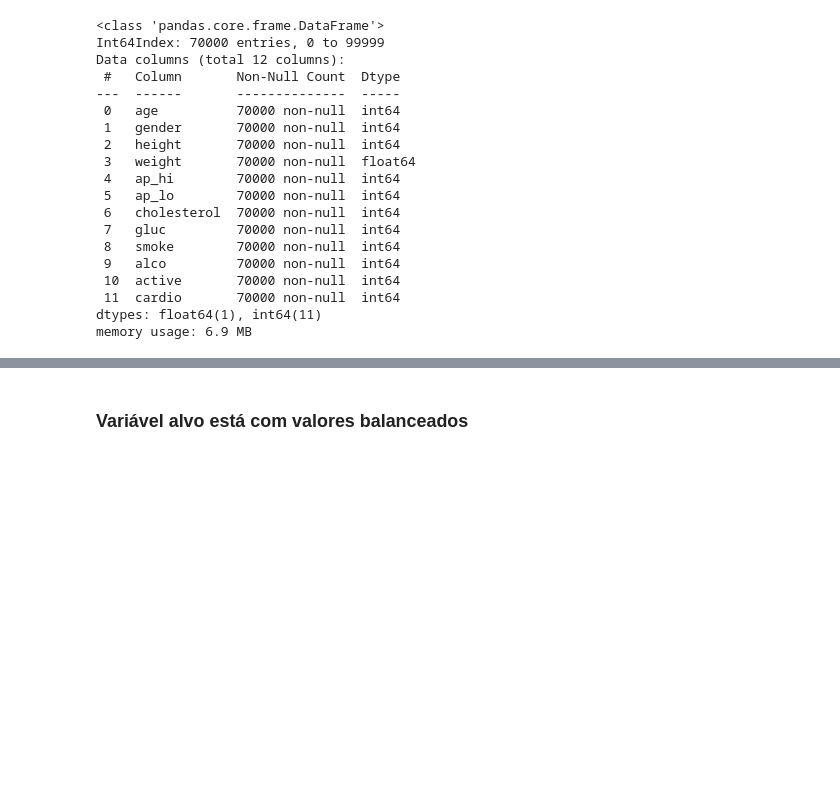
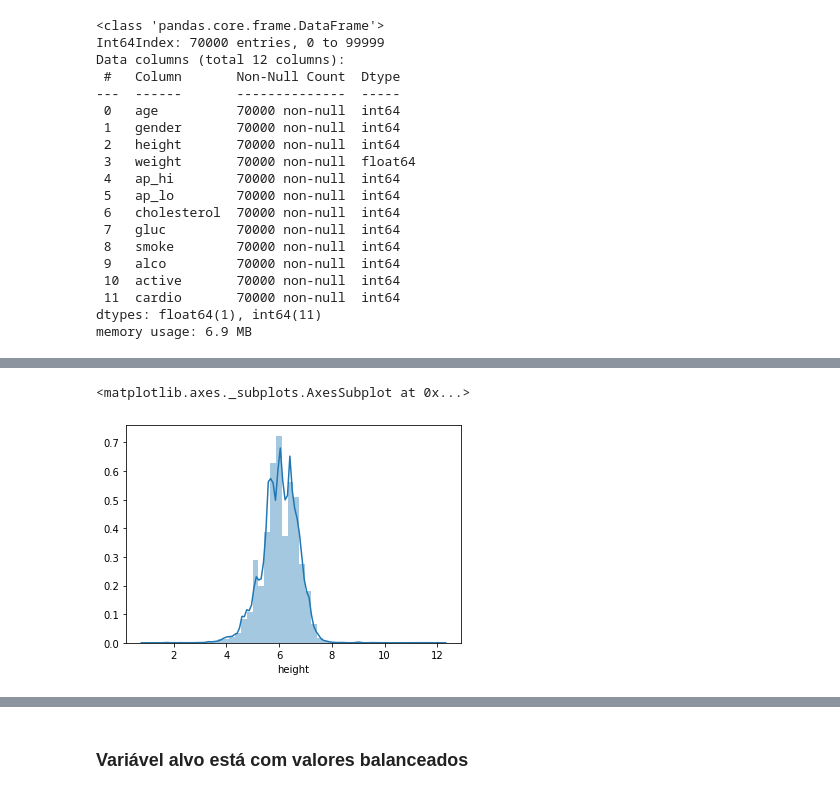
Before and after one commit to raffOps/Multilayer-Perceptron, a Jupyter notebook: modelo.ipynb, the cells around one changed output, grey strips where cells are left out. Drawn from its saved outputs; the diff is of its cells as text; code cells hidden in the pictures; blank space fills up the shorter version.

```diff
--- a/modelo.ipynb
+++ b/modelo.ipynb
@@ -42,0 +54,8 @@ memory usage: 6.9 MB
+# %%
+max_height = df.weight.max()
+df.height = np.sqrt(max_height + 1 - df.height)
+# %%
+sns.distplot(df.height)
+# %% [output]
+<matplotlib.axes._subplots.AxesSubplot at 0x...>
+[figure, added]
```
Also changed, not shown: parts of 16 cells of this notebook, 2 other files.
